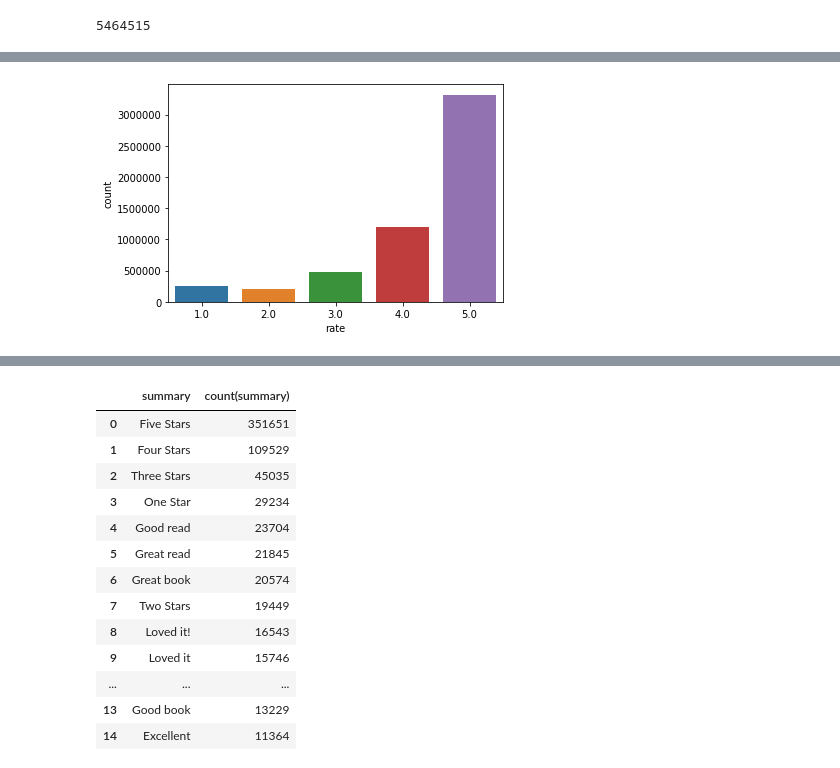
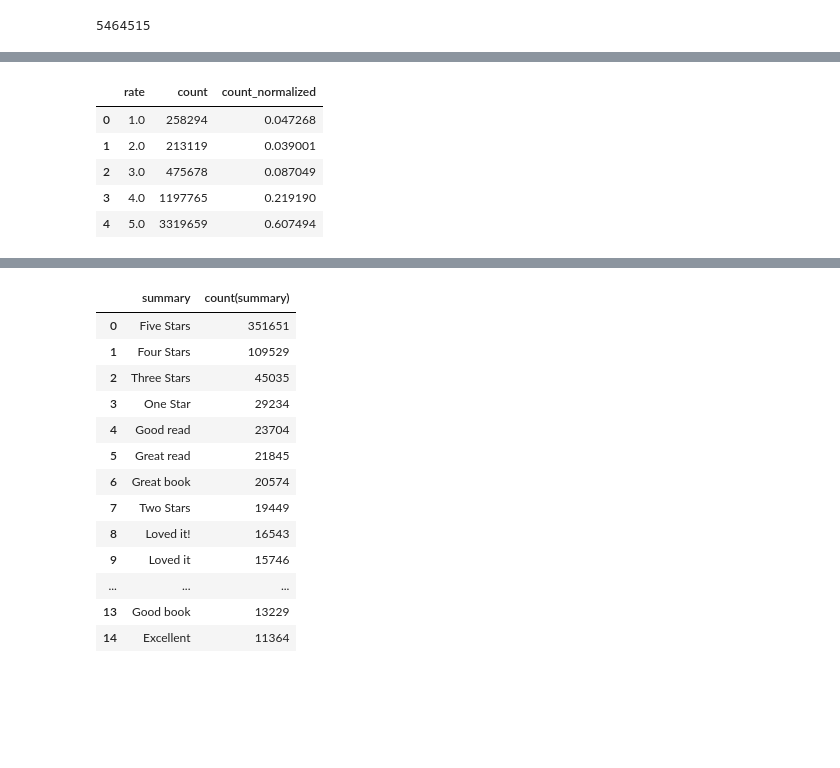
Before and after one commit to moiraghif/Amazon-Kindle-Store-Reviews, a Jupyter notebook: pyspark_notebook.ipynb, the cells around one changed output, grey strips where cells are left out. Drawn from its saved outputs; the diff is of its cells as text; code cells hidden in the pictures; blank space fills up the shorter version.

```diff
--- a/pyspark_notebook.ipynb
+++ b/pyspark_notebook.ipynb
@@ -79,5 +69,0 @@ hist
-# %%
-sns.barplot(x="rate", y="count", data=hist)
-plt.show()
-# %% [output]
-[figure, removed]
@@ -83,0 +72,11 @@ plt.show()
+# %%
+hist = hist.sort_values("rate").reset_index().drop('index', axis=1)
+
+hist
+# %% [output]
+|  | rate | count | count_normalized |
+| 0 | 1.0 | 258294 | 0.047268 |
+| 1 | 2.0 | 213119 | 0.039001 |
+| 2 | 3.0 | 475678 | 0.087049 |
+| 3 | 4.0 | 1197765 | 0.219190 |
+| 4 | 5.0 | 3319659 | 0.607494 |
```
Also changed, not shown: parts of 17 cells of this notebook.
